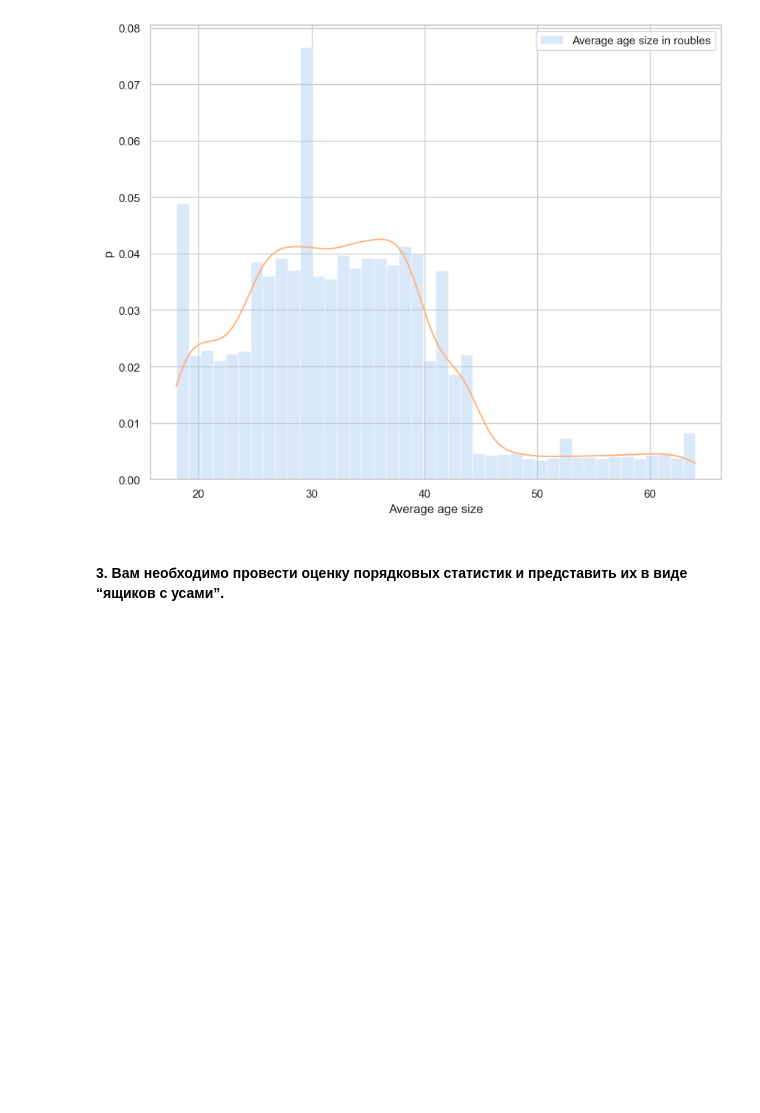
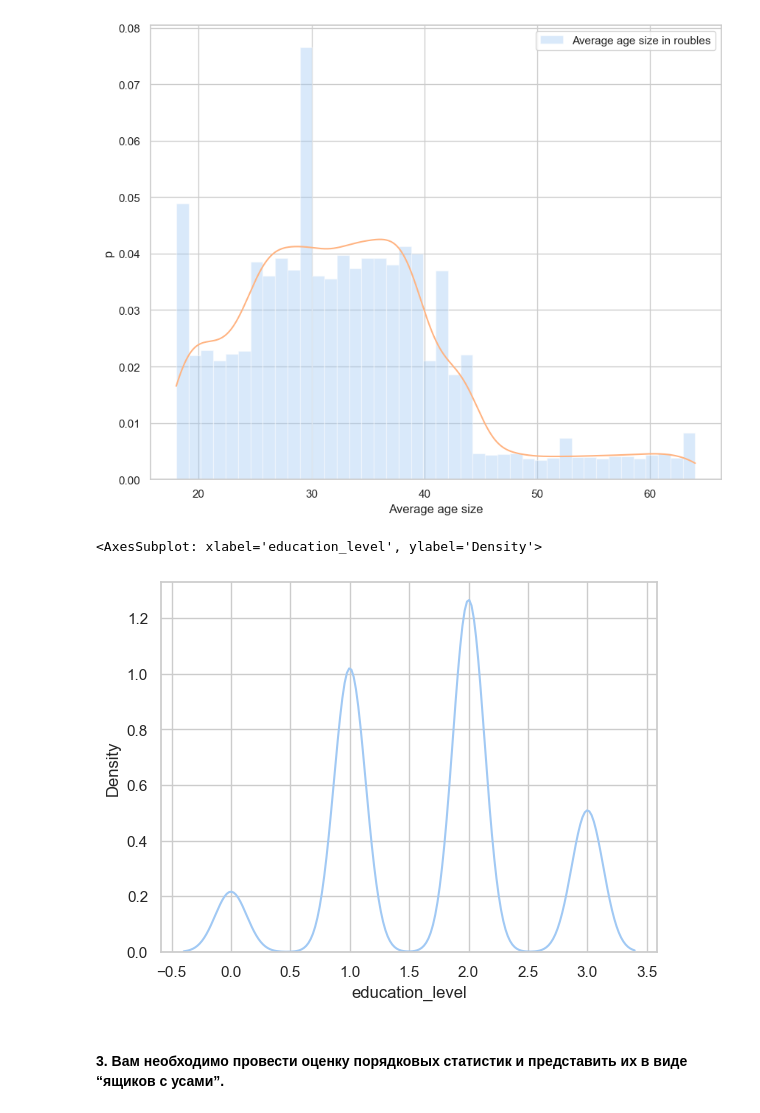
Before and after one commit to AnatolyPershinov/MFML_labs, a Jupyter notebook: lr1/salary/salary.ipynb, the cells around one changed output. Saved outputs shown, nothing was run; the diff lists cells and outputs as text; code cells hidden in the pictures; blank space fills up the shorter version.

```diff
--- a/lr1/salary/salary.ipynb
+++ b/lr1/salary/salary.ipynb
@@ -186,6 +196,11 @@ kern(source_df["age"], "age")
 # %% [output]
 [figure]
 [figure]
+# %%
+sns.kdeplot(source_df["education_level"])
+# %% [output]
+<AxesSubplot: xlabel='education_level', ylabel='Density'>
+[figure, added]
 # %% [markdown]
 #### 3. Вам необходимо провести оценку порядковых статистик и представить их в виде “ящиков с усами”.
 # %%
```
Also changed, not shown: parts of 16 cells of this notebook.
